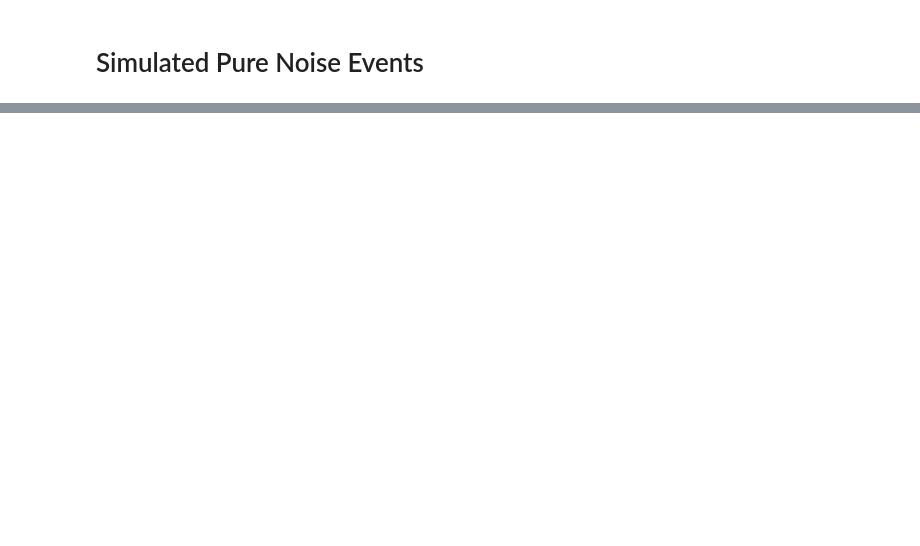
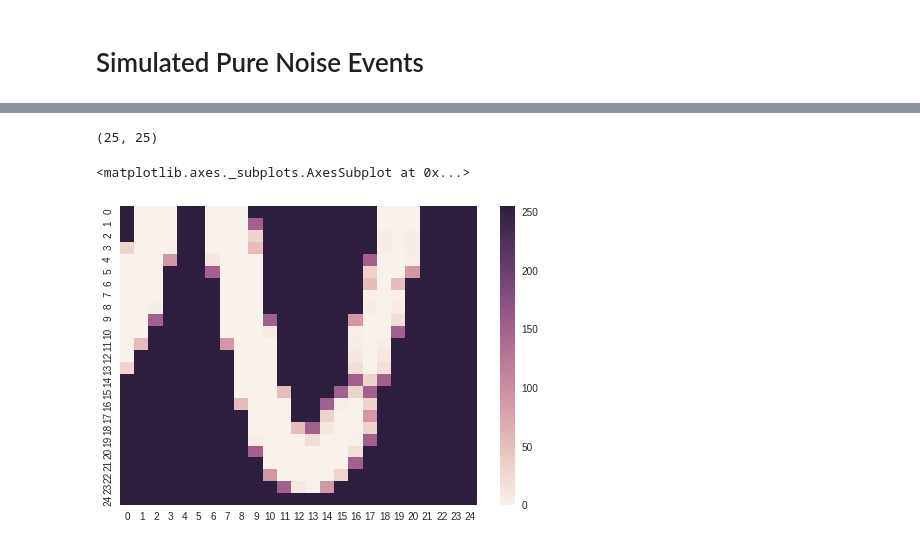
Before and after one commit to jtaylorz/attpc-event-classification, a Jupyter notebook: jupyter-notebooks/Plotting_forCNNs.ipynb, the cells around one changed output, grey strips where cells are left out. Saved outputs shown, nothing was run; the diff lists cells and outputs as text; code cells hidden in the pictures; blank space fills up the shorter version.

```diff
--- a/jupyter-notebooks/Plotting_forCNNs.ipynb
+++ b/jupyter-notebooks/Plotting_forCNNs.ipynb
@@ -125,0 +111,21 @@ plt.axis('off')
+# %%
+img_path = '../plots/results/thesis/'
+file_path = 'small-img-CNN.png'
+# %%
+img = load_img(img_path + file_path, grayscale=True)#, target_size=(28,28))
+#img.show()
+# %%
+img_array = img_to_array(img)
+img_array = np.reshape(img_array, (img_array.shape[0], img_array.shape[1]))
+img_array = img_array.astype(int)
+np.savetxt("../plots/results/thesis/small-img-CNN.csv", img_array, delimiter=",")
+print(img_array.shape)
+# %% [output]
+(25, 25)
+# %%
+df = pd.DataFrame(img_array)
+# %%
+sns.heatmap(df)
+# %% [output]
+<matplotlib.axes._subplots.AxesSubplot at 0x...>
+[figure, added]
```
Also changed, not shown: parts of 10 cells of this notebook, 14 other files.
